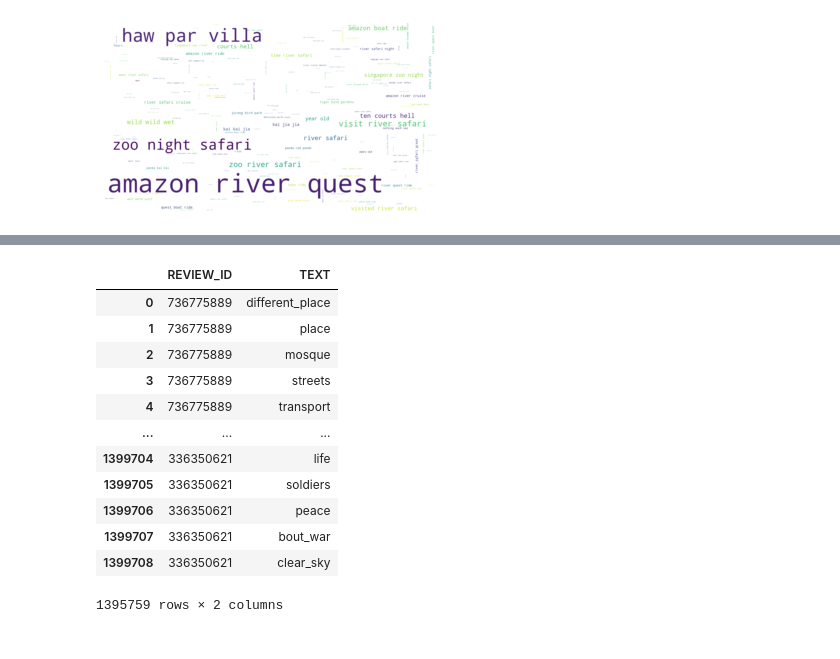
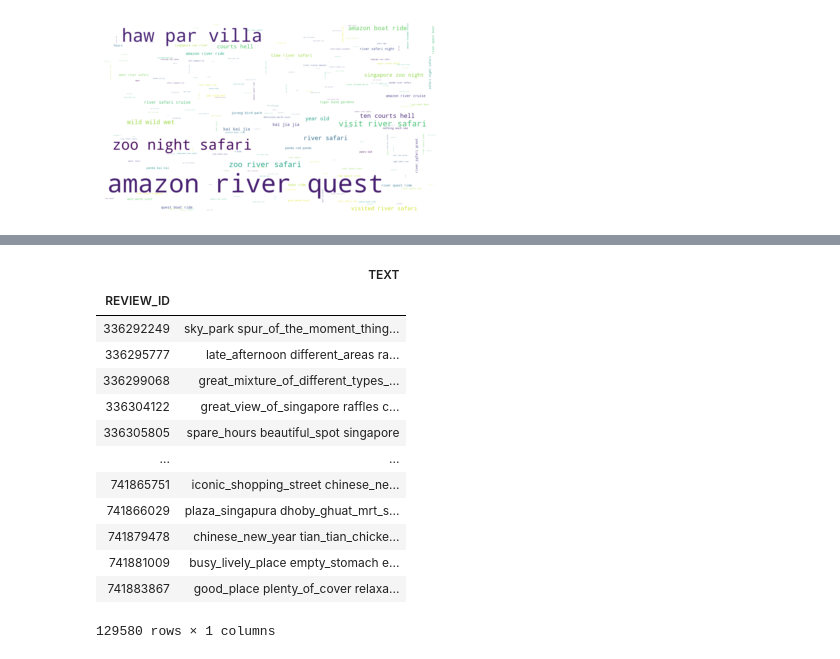
Before and after one commit to Pudgilicious/STB_social_media, a Jupyter notebook: tripadvisor/aspects/TripA_word_cloud.ipynb, the cells around one changed output, grey strips where cells are left out. Saved outputs shown, nothing was run; the diff lists cells and outputs as text; code cells hidden in the pictures.

```diff
--- a/tripadvisor/aspects/TripA_word_cloud.ipynb
+++ b/tripadvisor/aspects/TripA_word_cloud.ipynb
@@ -337,13 +334,24 @@ review_ids = [i for i in set(tripa_ibm_keywords_df.REVIEW_ID)]
 # %%
+%%time
+## Create corpus from ibm text, and write to file
+
+review_ids = [i for i in set(tripa_ibm_keywords_df.REVIEW_ID)]
+
 def lower(string):
     return string.lower()
 
-def space_replace(string):
+def replace_spacing(string):
     return string.replace(' ', '_')
 
 df = tripa_ibm_keywords_df[['REVIEW_ID', 'TEXT']].copy()
-df.TEXT = df.TEXT.apply(str)
-df.TEXT = df.TEXT.apply(lower)
-df.TEXT = df.TEXT.apply(space_replace)
-df
+df.TEXT = df.TEXT.apply(str).apply(lower).apply(replace_spacing)
+
+final_df = df.groupby('REVIEW_ID').aggregate(' '.join)
+text_list = list(final_df.TEXT)
+
+with open('./tripadvisor/aspects/tripa_ibm_corpus.txt', 'w') as filehandle:
+    filehandle.writelines("{}\n".format(text) for text in all_text)
+filehandle.close()
+
+final_df
 # %% [output]
@@ -350,13 +360,14 @@ df
-|  | REVIEW_ID | TEXT |
-| 0 | 736775889 | different_place |
-| 1 | 736775889 | place |
-| 2 | 736775889 | mosque |
-| 3 | 736775889 | streets |
-| 4 | 736775889 | transport |
-| ... | ... | ... |
-| 1399704 | 336350621 | life |
-| 1399705 | 336350621 | soldiers |
-| 1399706 | 336350621 | peace |
-| 1399707 | 336350621 | bout_war |
-| 1399708 | 336350621 | clear_sky |
+|  | TEXT |
+| REVIEW_ID |  |
+| 336292249 | sky_park spur_of_the_moment_thing... |
+| 336295777 | late_afternoon different_areas ra... |
+| 336299068 | great_mixture_of_different_types_... |
+| 336304122 | great_view_of_singapore raffles c... |
+| 336305805 | spare_hours beautiful_spot singapore |
+| ... | ... |
+| 741865751 | iconic_shopping_street chinese_ne... |
+| 741866029 | plaza_singapura dhoby_ghuat_mrt_s... |
+| 741879478 | chinese_new_year tian_tian_chicke... |
+| 741881009 | busy_lively_place empty_stomach e... |
+| 741883867 | good_place plenty_of_cover relaxa... |
-1395759 rows × 2 columns
+129580 rows × 1 columns
```
Also changed, not shown: parts of 5 cells of this notebook, 11 other files.
